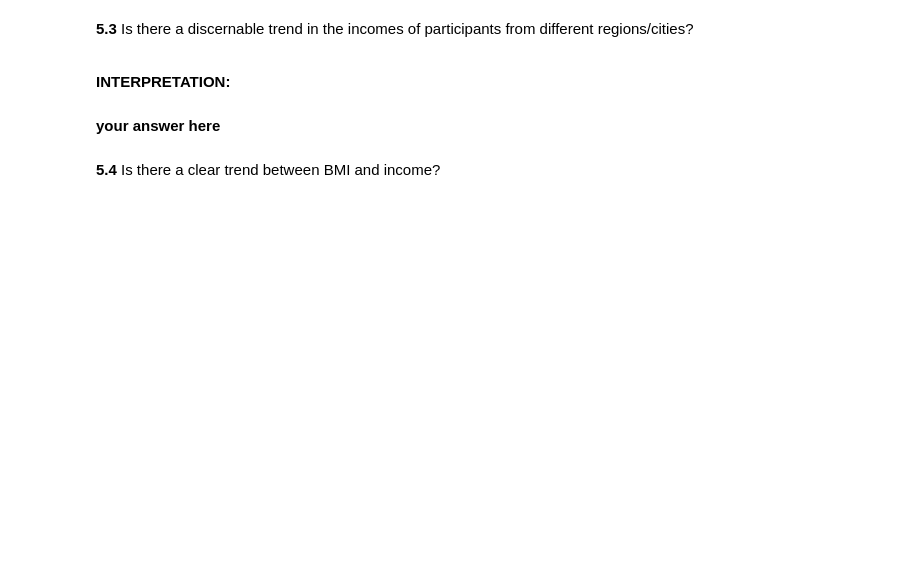
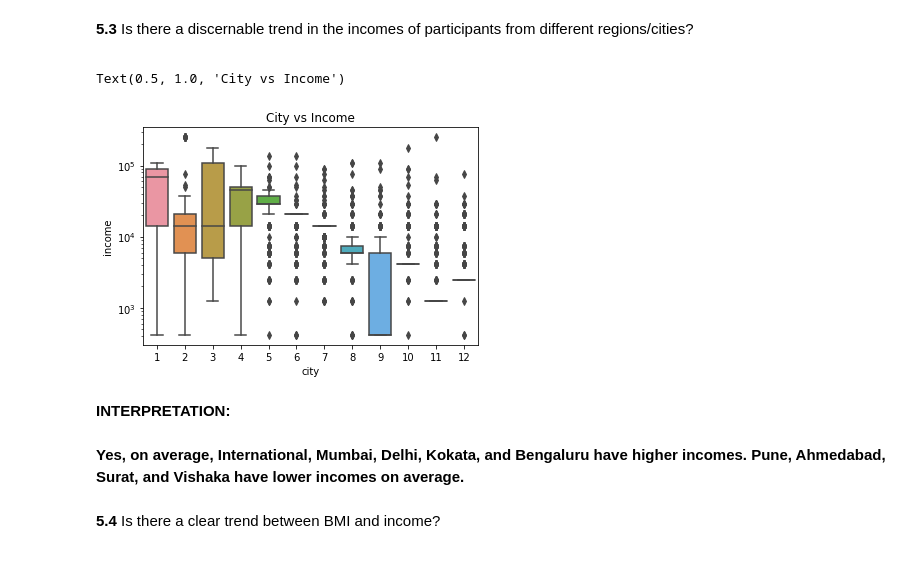
Before and after one commit to westonruths/ac209a, a Jupyter notebook: ac209a_hw2/ac209a_hw2.ipynb, the cells around one changed output. Drawn from its saved outputs; the diff is of its cells as text; code cells hidden in the pictures; blank space fills up the shorter version.

```diff
--- a/ac209a_hw2/ac209a_hw2.ipynb
+++ b/ac209a_hw2/ac209a_hw2.ipynb
@@ -961,7 +1001,15 @@ Here we will answer the below questions using plots and simple statistics.
+# %%
+# your code here
+sns.boxplot(x=df2['city'], y=df2['income'])
+plt.yscale('log')
+plt.title("City vs Income")
+# %% [output]
+Text(0.5, 1.0, 'City vs Income')
+[figure, added]
 # %% [markdown]
 **INTERPRETATION:**
-# %% [markdown]
-**your answer here**
+# %% [markdown]
+**Yes, on average, International, Mumbai, Delhi, Kokata, and Bengaluru have higher incomes. Pune, Ahmedabad, Surat, and Vishaka have lower incomes on average.**
 # %% [markdown]
 <div class='exercise-r'>
 
```
Also changed, not shown: parts of 49 cells of this notebook, 7 other files.
